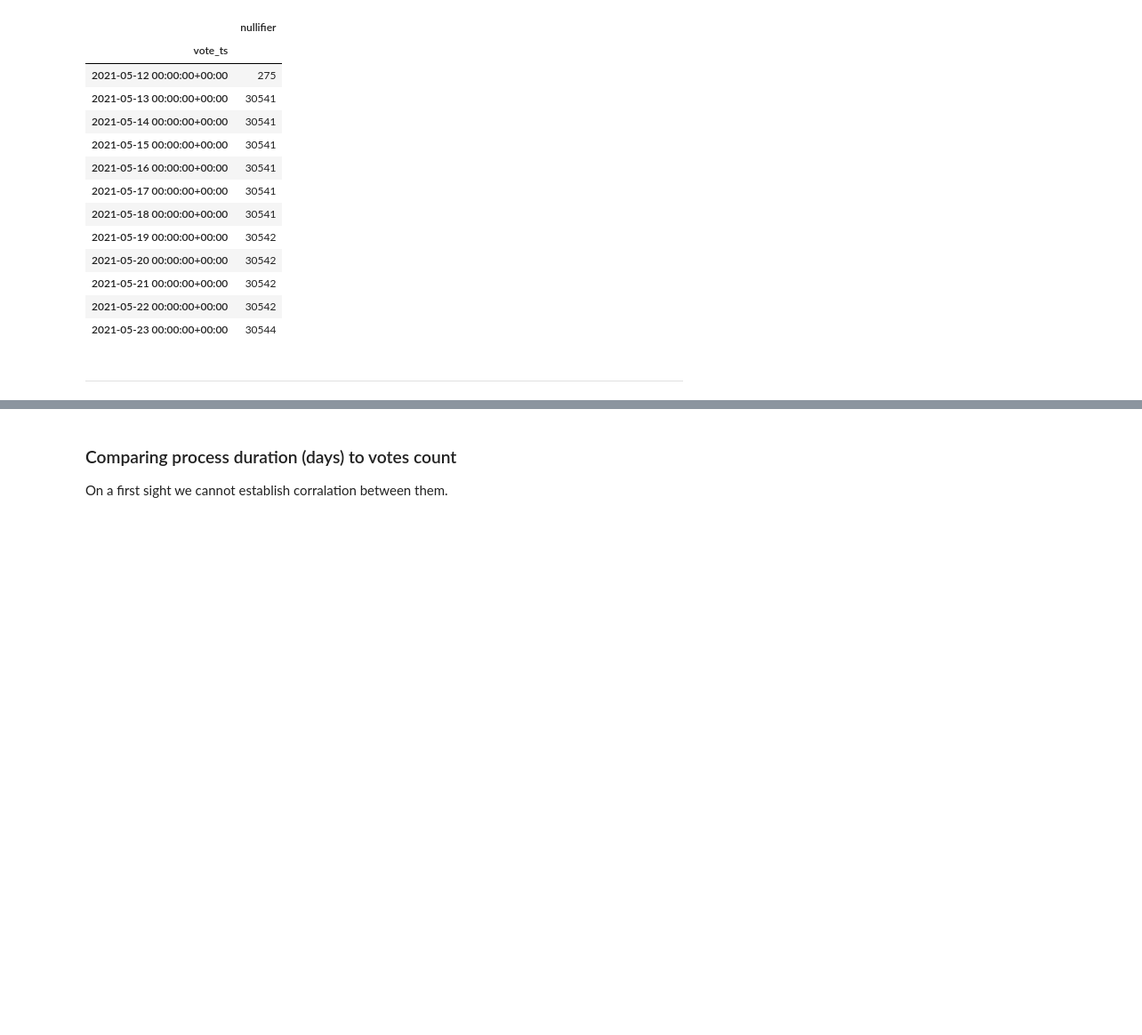
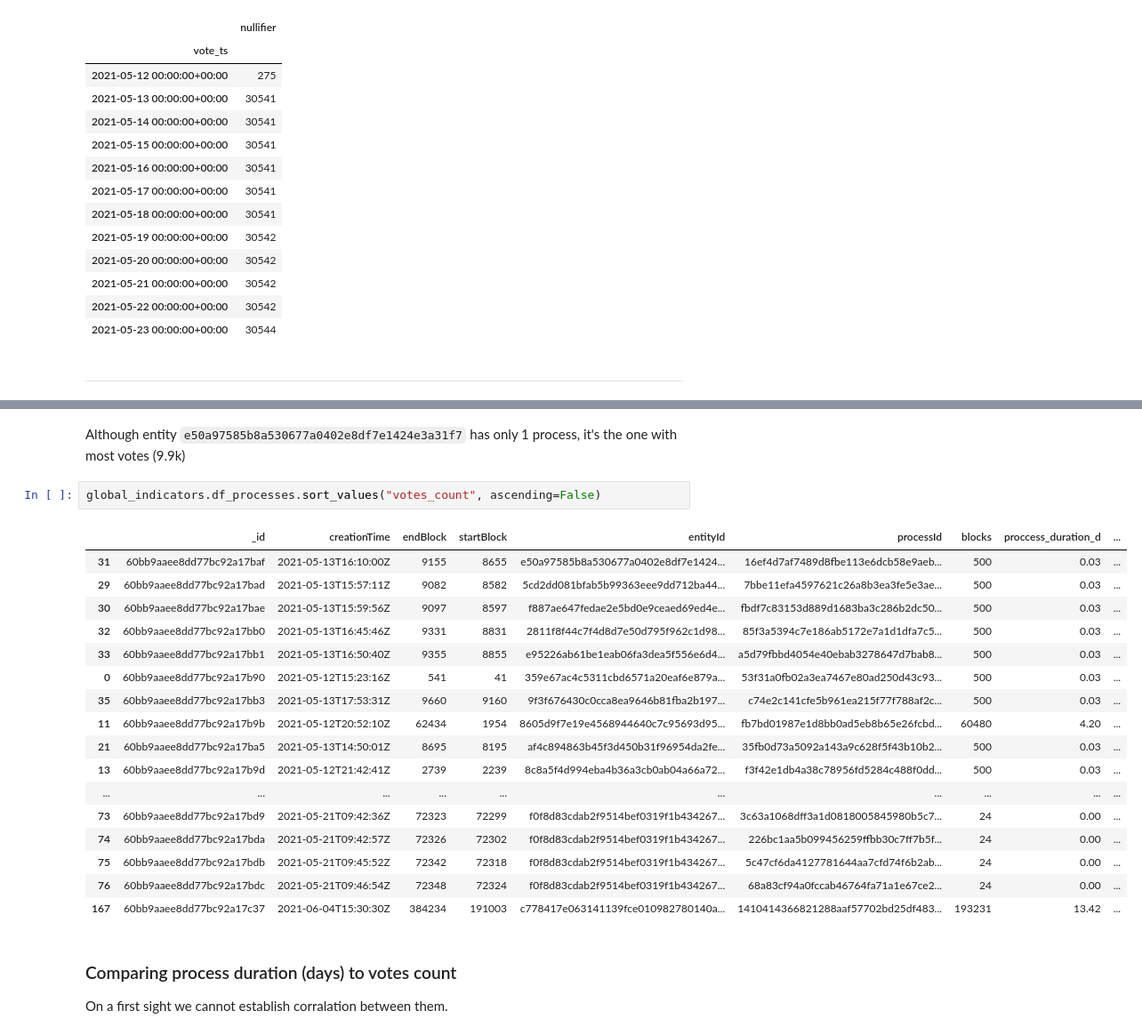
Before and after one commit to mroldann/vocdoni, a Jupyter notebook: analysis.ipynb, the cells around one changed output, grey strips where cells are left out. Shown at 89% size. Drawn from its saved outputs; the diff is of its cells as text; blank space fills up the shorter version.

```diff
--- a/analysis.ipynb
+++ b/analysis.ipynb
@@ -254,3 +184,25 @@ global_indicators.votes_evol.to_frame()
+# %% [markdown]
+Although entity `e50a97585b8a530677a0402e8df7e1424e3a31f7` has only 1 process, it's the one with most votes (9.9k)
+# %%
+global_indicators.df_processes.sort_values("votes_count", ascending=False)
+# %% [output]
+|  | _id | creationTime | endBlock | startBlock | entityId | processId | blocks | proccess_duration_d | ... |
+| 31 | 60bb9aaee8dd77bc92a17baf | 2021-05-13T16:10:00Z | 9155 | 8655 | e50a97585b8a530677a0402e8df7e1424... | 16ef4d7af7489d8fbe113e6dcb58e9aeb... | 500 | 0.03 | ... |
+| 29 | 60bb9aaee8dd77bc92a17bad | 2021-05-13T15:57:11Z | 9082 | 8582 | 5cd2dd081bfab5b99363eee9dd712ba44... | 7bbe11efa4597621c26a8b3ea3fe5e3ae... | 500 | 0.03 | ... |
+| 30 | 60bb9aaee8dd77bc92a17bae | 2021-05-13T15:59:56Z | 9097 | 8597 | f887ae647fedae2e5bd0e9ceaed69ed4e... | fbdf7c83153d889d1683ba3c286b2dc50... | 500 | 0.03 | ... |
+| 32 | 60bb9aaee8dd77bc92a17bb0 | 2021-05-13T16:45:46Z | 9331 | 8831 | 2811f8f44c7f4d8d7e50d795f962c1d98... | 85f3a5394c7e186ab5172e7a1d1dfa7c5... | 500 | 0.03 | ... |
+| 33 | 60bb9aaee8dd77bc92a17bb1 | 2021-05-13T16:50:40Z | 9355 | 8855 | e95226ab61be1eab06fa3dea5f556e6d4... | a5d79fbbd4054e40ebab3278647d7bab8... | 500 | 0.03 | ... |
+| 0 | 60bb9aaee8dd77bc92a17b90 | 2021-05-12T15:23:16Z | 541 | 41 | 359e67ac4c5311cbd6571a20eaf6e879a... | 53f31a0fb02a3ea7467e80ad250d43c93... | 500 | 0.03 | ... |
+| 35 | 60bb9aaee8dd77bc92a17bb3 | 2021-05-13T17:53:31Z | 9660 | 9160 | 9f3f676430c0cca8ea9646b81fba2b197... | c74e2c141cfe5b961ea215f77f788af2c... | 500 | 0.03 | ... |
+| 11 | 60bb9aaee8dd77bc92a17b9b | 2021-05-12T20:52:10Z | 62434 | 1954 | 8605d9f7e19e4568944640c7c95693d95... | fb7bd01987e1d8bb0ad5eb8b65e26fcbd... | 60480 | 4.20 | ... |
+| 21 | 60bb9aaee8dd77bc92a17ba5 | 2021-05-13T14:50:01Z | 8695 | 8195 | af4c894863b45f3d450b31f96954da2fe... | 35fb0d73a5092a143a9c628f5f43b10b2... | 500 | 0.03 | ... |
+| 13 | 60bb9aaee8dd77bc92a17b9d | 2021-05-12T21:42:41Z | 2739 | 2239 | 8c8a5f4d994eba4b36a3cb0ab04a66a72... | f3f42e1db4a38c78956fd5284c488f0dd... | 500 | 0.03 | ... |
+| ... | ... | ... | ... | ... | ... | ... | ... | ... | ... |
+| 73 | 60bb9aaee8dd77bc92a17bd9 | 2021-05-21T09:42:36Z | 72323 | 72299 | f0f8d83cdab2f9514bef0319f1b434267... | 3c63a1068dff3a1d0818005845980b5c7... | 24 | 0.00 | ... |
+| 74 | 60bb9aaee8dd77bc92a17bda | 2021-05-21T09:42:57Z | 72326 | 72302 | f0f8d83cdab2f9514bef0319f1b434267... | 226bc1aa5b099456259ffbb30c7ff7b5f... | 24 | 0.00 | ... |
+| 75 | 60bb9aaee8dd77bc92a17bdb | 2021-05-21T09:45:52Z | 72342 | 72318 | f0f8d83cdab2f9514bef0319f1b434267... | 5c47cf6da4127781644aa7cfd74f6b2ab... | 24 | 0.00 | ... |
+| 76 | 60bb9aaee8dd77bc92a17bdc | 2021-05-21T09:46:54Z | 72348 | 72324 | f0f8d83cdab2f9514bef0319f1b434267... | 68a83cf94a0fccab46764fa71a1e67ce2... | 24 | 0.00 | ... |
+| 167 | 60bb9aaee8dd77bc92a17c37 | 2021-06-04T15:30:30Z | 384234 | 191003 | c778417e063141139fce010982780140a... | 1410414366821288aaf57702bd25df483... | 193231 | 13.42 | ... |
 # %% [markdown]
 ### Comparing process duration (days) to votes count
 On a first sight we cannot establish corralation between them.
```
Also changed, not shown: parts of 24 cells of this notebook, 1 other file.
